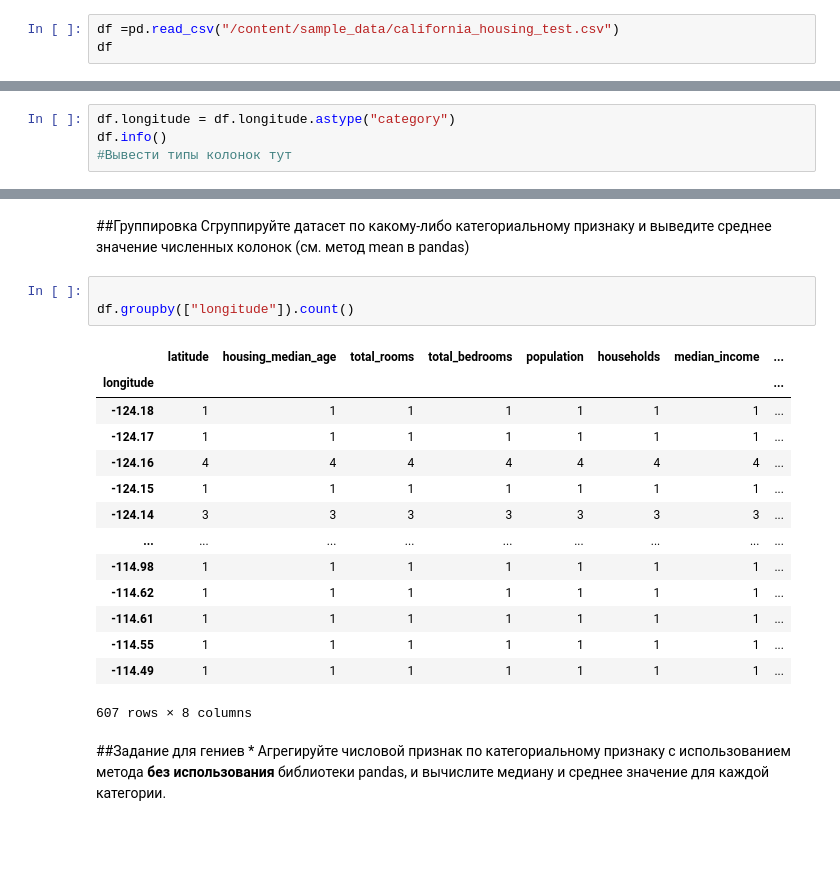
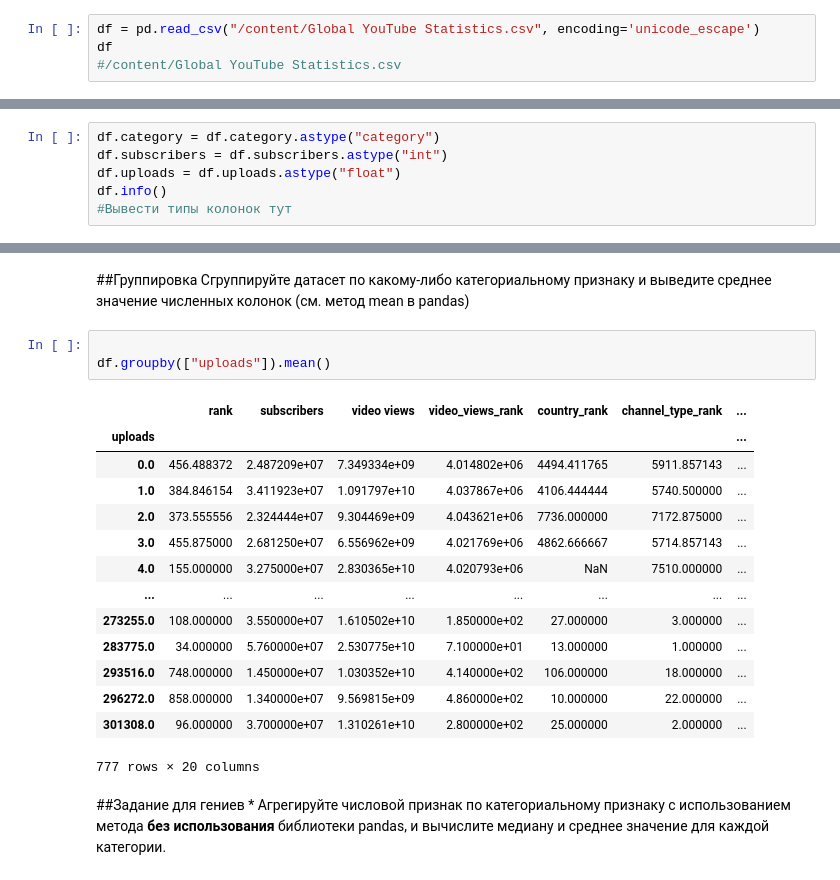
Before and after one commit to Natalys2003/Machine-learn, a Jupyter notebook: Копия_блокнота_"Задание_1_ipynb".ipynb, the cells around one changed output, grey strips where cells are left out. Drawn from its saved outputs; the diff is of its cells as text; blank space fills up the shorter version.

```diff
--- a/Копия_блокнота_"Задание_1_ipynb".ipynb
+++ b/Копия_блокнота_"Задание_1_ipynb".ipynb
@@ -12,6 +12,7 @@
 # %%
 import pandas as pd
 # %%
-df =pd.read_csv("/content/sample_data/california_housing_test.csv")
+df = pd.read_csv("/content/Global YouTube Statistics.csv", encoding='unicode_escape')
 df
+#/content/Global YouTube Statistics.csv
 # %% [output]
@@ -76,7 +100,9 @@ max:	-114.490000,	41.92000,	52.000000,	30450.000000,	5419.000000,	11935.000000,
 ##Типизация
 Присвойте соответствующим колонкам один из типов (category, float, int)
 # %%
-df.longitude = df.longitude.astype("category")
+df.category = df.category.astype("category")
+df.subscribers = df.subscribers.astype("int")
+df.uploads = df.uploads.astype("float")
 df.info()
 #Вывести типы колонок тут
 # %% [output]
@@ -154,22 +182,22 @@ df[df["population"] > 1003]
 Сгруппируйте датасет по какому-либо категориальному признаку и выведите среднее значение численных колонок (см. метод mean в pandas)
 # %%
 
-df.groupby(["longitude"]).count()
+df.groupby(["uploads"]).mean()
 # %% [output]
-|  | latitude | housing_median_age | total_rooms | total_bedrooms | population | households | median_income | ... |
-| longitude |  |  |  |  |  |  |  | ... |
-| -124.18 | 1 | 1 | 1 | 1 | 1 | 1 | 1 | ... |
-| -124.17 | 1 | 1 | 1 | 1 | 1 | 1 | 1 | ... |
-| -124.16 | 4 | 4 | 4 | 4 | 4 | 4 | 4 | ... |
-| -124.15 | 1 | 1 | 1 | 1 | 1 | 1 | 1 | ... |
-| -124.14 | 3 | 3 | 3 | 3 | 3 | 3 | 3 | ... |
-| ... | ... | ... | ... | ... | ... | ... | ... | ... |
-| -114.98 | 1 | 1 | 1 | 1 | 1 | 1 | 1 | ... |
-| -114.62 | 1 | 1 | 1 | 1 | 1 | 1 | 1 | ... |
-| -114.61 | 1 | 1 | 1 | 1 | 1 | 1 | 1 | ... |
-| -114.55 | 1 | 1 | 1 | 1 | 1 | 1 | 1 | ... |
-| -114.49 | 1 | 1 | 1 | 1 | 1 | 1 | 1 | ... |
+|  | rank | subscribers | video views | video_views_rank | country_rank | channel_type_rank | ... |
+| uploads |  |  |  |  |  |  | ... |
+| 0.0 | 456.488372 | 2.487209e+07 | 7.349334e+09 | 4.014802e+06 | 4494.411765 | 5911.857143 | ... |
+| 1.0 | 384.846154 | 3.411923e+07 | 1.091797e+10 | 4.037867e+06 | 4106.444444 | 5740.500000 | ... |
+| 2.0 | 373.555556 | 2.324444e+07 | 9.304469e+09 | 4.043621e+06 | 7736.000000 | 7172.875000 | ... |
+| 3.0 | 455.875000 | 2.681250e+07 | 6.556962e+09 | 4.021769e+06 | 4862.666667 | 5714.857143 | ... |
+| 4.0 | 155.000000 | 3.275000e+07 | 2.830365e+10 | 4.020793e+06 | NaN | 7510.000000 | ... |
+| ... | ... | ... | ... | ... | ... | ... | ... |
+| 273255.0 | 108.000000 | 3.550000e+07 | 1.610502e+10 | 1.850000e+02 | 27.000000 | 3.000000 | ... |
+| 283775.0 | 34.000000 | 5.760000e+07 | 2.530775e+10 | 7.100000e+01 | 13.000000 | 1.000000 | ... |
+| 293516.0 | 748.000000 | 1.450000e+07 | 1.030352e+10 | 4.140000e+02 | 106.000000 | 18.000000 | ... |
+| 296272.0 | 858.000000 | 1.340000e+07 | 9.569815e+09 | 4.860000e+02 | 10.000000 | 22.000000 | ... |
+| 301308.0 | 96.000000 | 3.700000e+07 | 1.310261e+10 | 2.800000e+02 | 25.000000 | 2.000000 | ... |
-607 rows × 8 columns
+777 rows × 20 columns
 # %% [markdown]
 ##Задание для гениев *
 Агрегируйте числовой признак по категориальному признаку с использованием метода **без использования** библиотеки pandas, и вычислите медиану и среднее значение для каждой категории.
```
Also changed, not shown: parts of 13 cells of this notebook.
